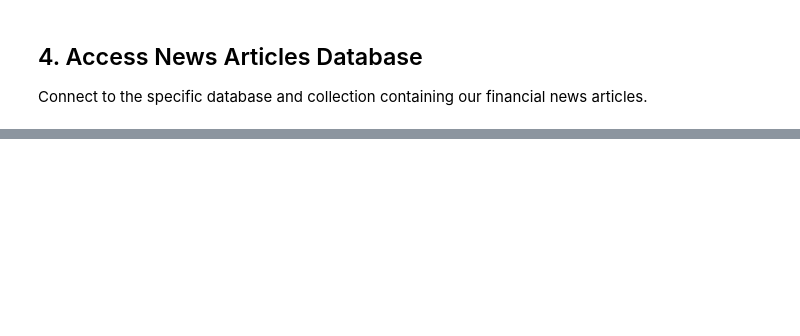
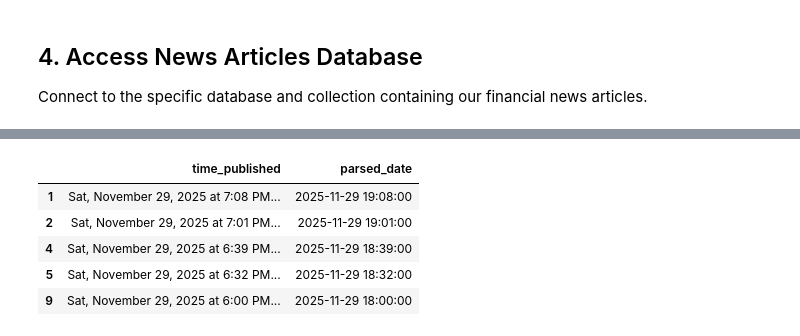
Before and after one commit to Elite1N/YahooFinance, a Jupyter notebook: sentimental_analysis.ipynb, the cells around one changed output, grey strips where cells are left out. Cells and saved outputs as stored; diff of their text form; code cells hidden in the pictures; blank space fills up the shorter version.

```diff
--- a/sentimental_analysis.ipynb
+++ b/sentimental_analysis.ipynb
@@ -263,0 +569,18 @@ up 7,281'
+# %%
+# Import required libraries for time series analysis and visualization
+import matplotlib.pyplot as plt
+import matplotlib.dates as mdates
+from datetime import datetime
+import pandas as pd
+
+# Filter data for General Market sentiment analysis
+general_market_sentiment = ticker_sentiment_df[ticker_sentiment_df['ticker'] == 'General Market'].copy()
+
+print(f"General Market articles: {len(general_market_sentiment)}")
+print(f"\nTime publication data overview:")
+print(f"Sample time_published values:")
+print(general_market_sentiment['time_published'].head())
+print(f"Data type: {type(general_market_sentiment['time_published'].iloc[0])}")
+
+# Display sample time format for parsing reference
+general_market_sentiment['time_published'].head(10)
@@ -263,0 +610,36 @@ up 7,281'
+# %%
+# Parse date strings into standardized datetime format
+def parse_publication_date(date_string):
+    """
+    Parse publication date string into datetime object.
+
+    Args:
+        date_string (str): Date in format "Sat, November 29, 2025 at 7:08 PM GMT+7"
+
+    Returns:
+        datetime: Parsed datetime object or None if parsing fails
+    """
+    try:
+        # Split date and time components
+        # Format: "Sat, November 29, 2025 at 7:08 PM GMT+7"
+        date_component = date_string.split(' at ')[0]  # "Sat, November 29, 2025"
+        time_component = date_string.split(' at ')[1].split(' GMT')[0]  # "7:08 PM"
+
+        # Combine components for parsing
+        datetime_string = f"{date_component} {time_component}"
+        return pd.to_datetime(datetime_string, format='%a, %B %d, %Y %I:%M %p')
+    except Exception:
+        return None
+
+# Apply date parsing to general market data
+general_market_sentiment['parsed_date'] = general_market_sentiment['time_published'].apply(parse_publication_date)
+
+# Remove articles where date parsing failed
+general_market_sentiment = general_market_sentiment[general_market_sentiment['parsed_date'].notna()]
+
+print(f"Successfully parsed dates for {len(general_market_sentiment)} articles")
+print(f"Date range: {general_market_sentiment['parsed_date'].min()} to {general_market_sentiment['parsed_date'].max()}")
+
+# Display parsed results for verification
+general_market_sentiment[['time_published', 'parsed_date']].head()
+# %% [output]
@@ -263,0 +648,6 @@ up 7,281'
+|  | time_published | parsed_date |
+| 1 | Sat, November 29, 2025 at 7:08 PM... | 2025-11-29 19:08:00 |
+| 2 | Sat, November 29, 2025 at 7:01 PM... | 2025-11-29 19:01:00 |
+| 4 | Sat, November 29, 2025 at 6:39 PM... | 2025-11-29 18:39:00 |
+| 5 | Sat, November 29, 2025 at 6:32 PM... | 2025-11-29 18:32:00 |
+| 9 | Sat, November 29, 2025 at 6:00 PM... | 2025-11-29 18:00:00 |
```
Also changed, not shown: parts of 35 cells of this notebook.
